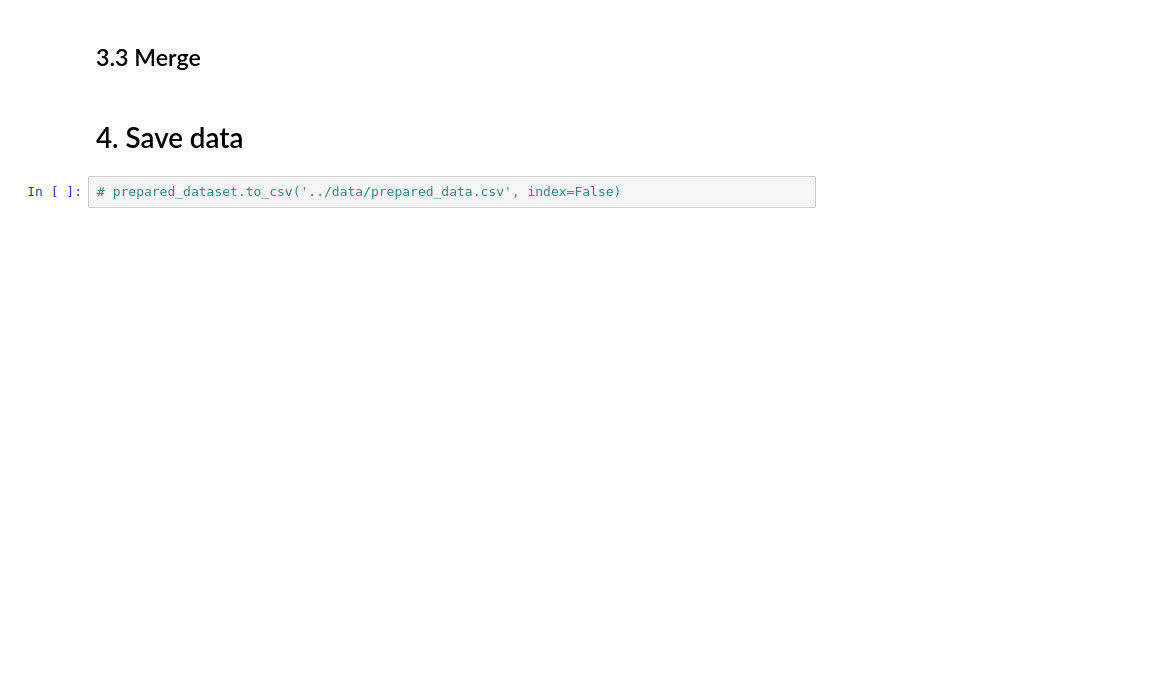
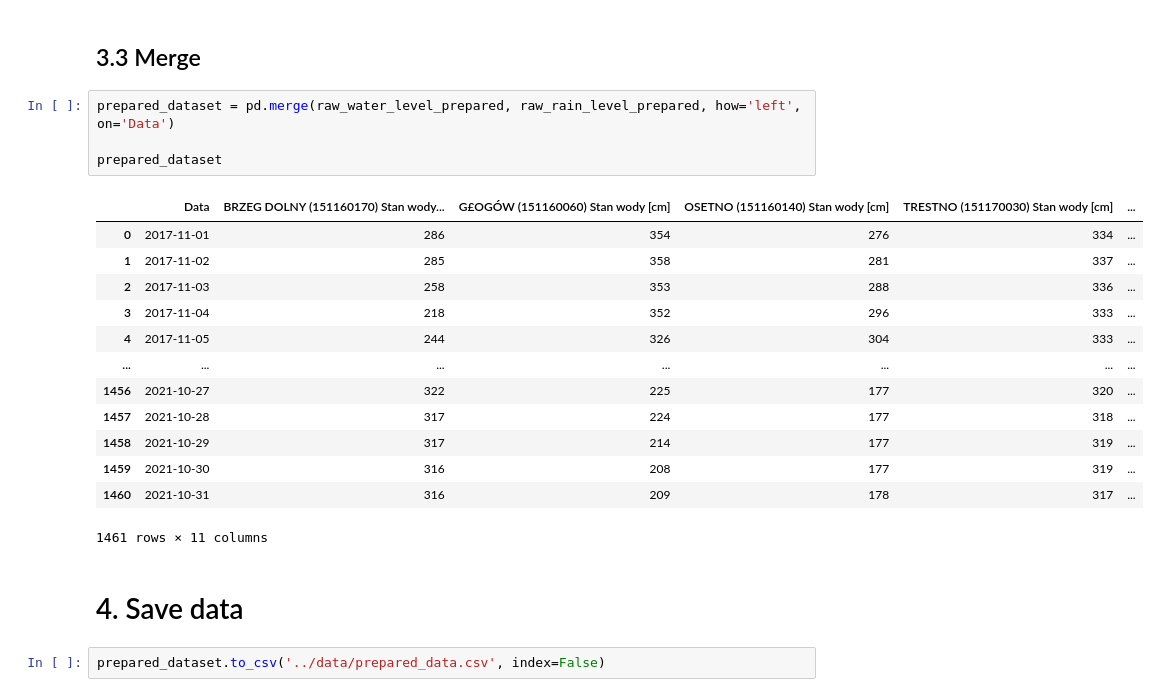
Before and after one commit to it4datascience/CuValley-Batmaja, a Jupyter notebook: src/data_prep_raw_IMGW.ipynb, the cells around one changed output. Cells and saved outputs as stored; diff of their text form; blank space fills up the shorter version.

```diff
--- a/src/data_prep_raw_IMGW.ipynb
+++ b/src/data_prep_raw_IMGW.ipynb
@@ -233,6 +217,24 @@ See the caveats in the documentation: https://pandas.pydata.org/pandas-docs/stab
 # %% [markdown]
 ## 3.3 Merge
+# %%
+prepared_dataset = pd.merge(raw_water_level_prepared, raw_rain_level_prepared, how='left', on='Data')
+
+prepared_dataset
+# %% [output]
+|  | Data | BRZEG DOLNY (151160170) Stan wody... | G£OGÓW (151160060) Stan wody [cm] | OSETNO (151160140) Stan wody [cm] | TRESTNO (151170030) Stan wody [cm] | ... |
+| 0 | 2017-11-01 | 286 | 354 | 276 | 334 | ... |
+| 1 | 2017-11-02 | 285 | 358 | 281 | 337 | ... |
+| 2 | 2017-11-03 | 258 | 353 | 288 | 336 | ... |
+| 3 | 2017-11-04 | 218 | 352 | 296 | 333 | ... |
+| 4 | 2017-11-05 | 244 | 326 | 304 | 333 | ... |
+| ... | ... | ... | ... | ... | ... | ... |
+| 1456 | 2021-10-27 | 322 | 225 | 177 | 320 | ... |
+| 1457 | 2021-10-28 | 317 | 224 | 177 | 318 | ... |
+| 1458 | 2021-10-29 | 317 | 214 | 177 | 319 | ... |
+| 1459 | 2021-10-30 | 316 | 208 | 177 | 319 | ... |
+| 1460 | 2021-10-31 | 316 | 209 | 178 | 317 | ... |
+1461 rows × 11 columns
 # %% [markdown]
 # 4. Save data
 # %%
-# prepared_dataset.to_csv('../data/prepared_data.csv', index=False)
+prepared_dataset.to_csv('../data/prepared_data.csv', index=False)
```
Also changed, not shown: parts of 1 cell of this notebook, 2 other files.
